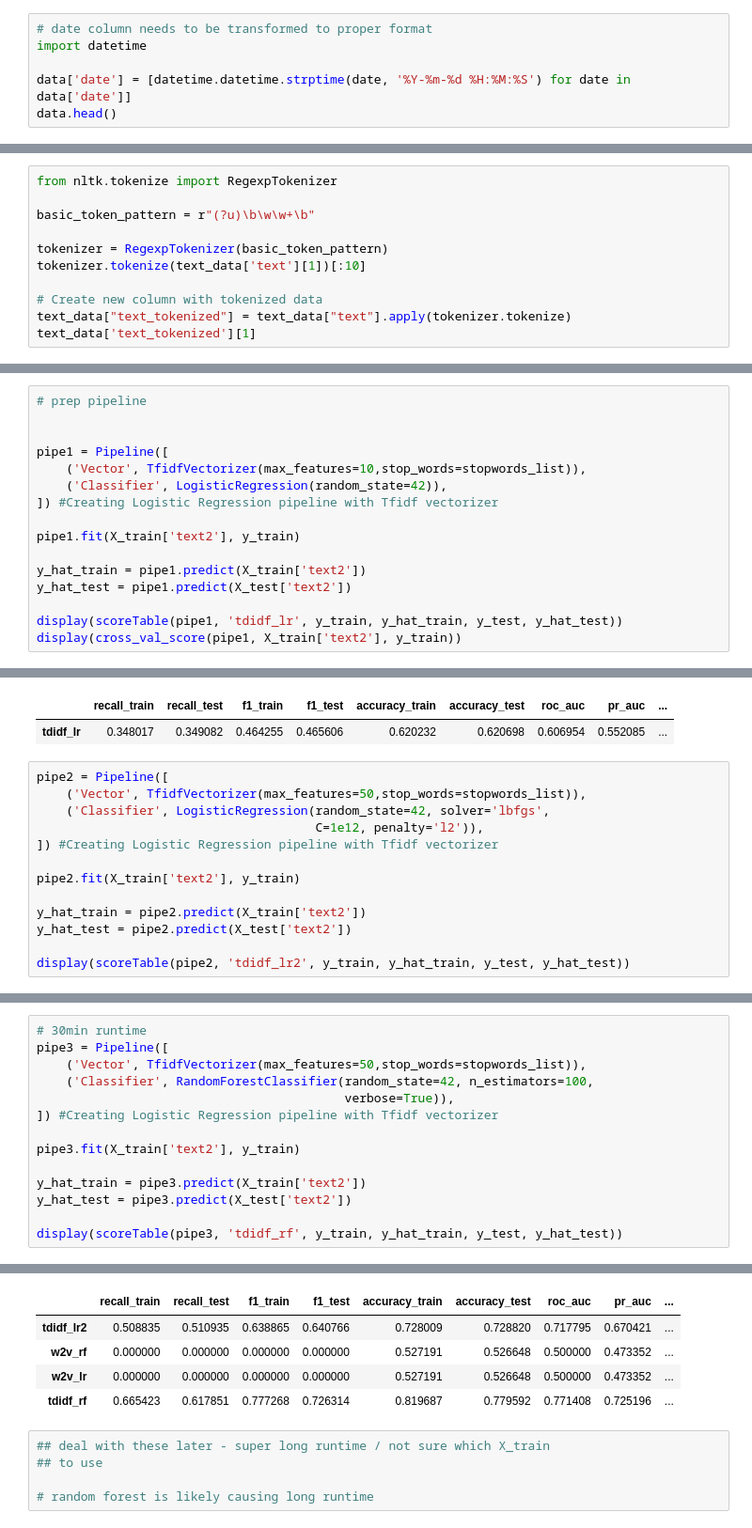
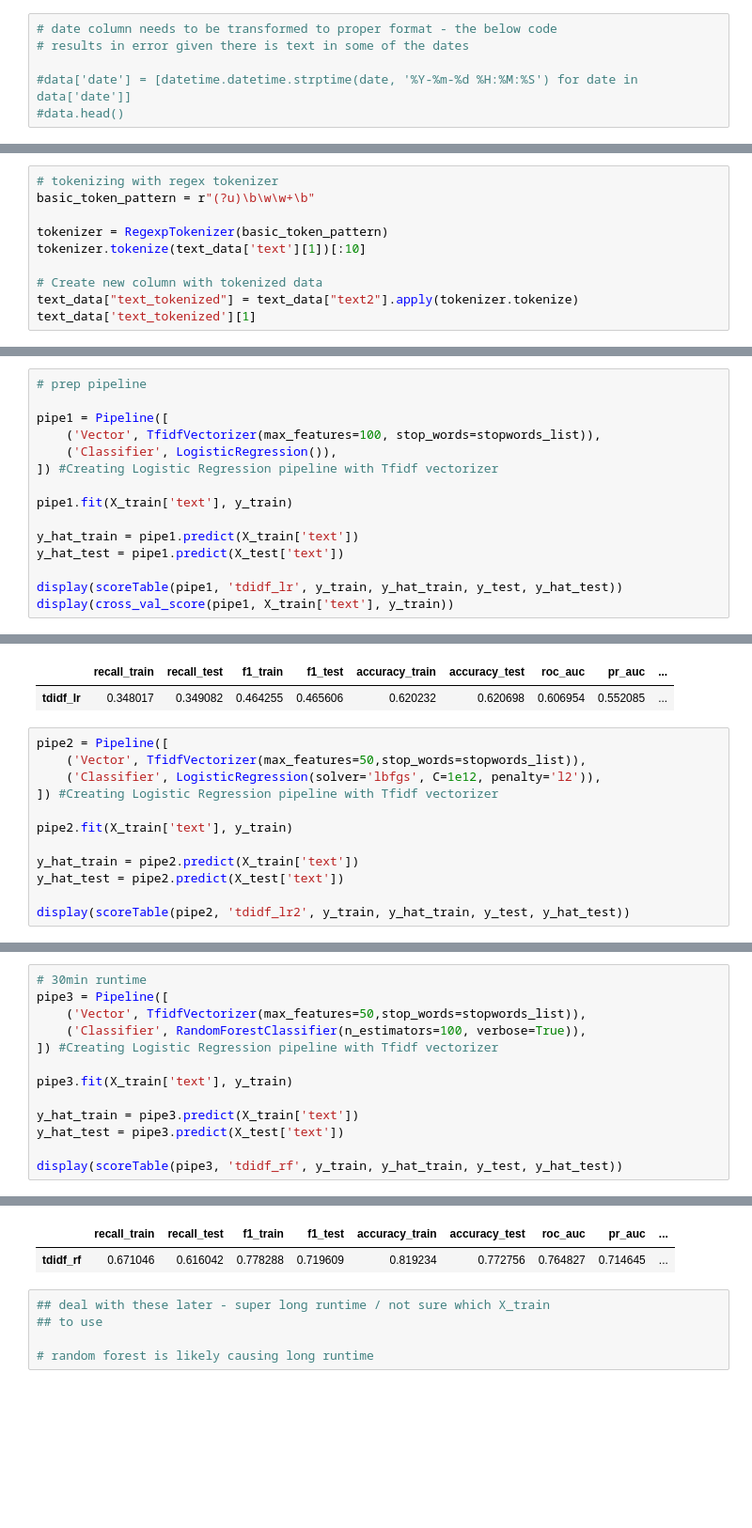
Before and after one commit to ntdoris/bitcoin-twitter-sentiment, a Jupyter notebook: project4.ipynb, the cells around one changed output, grey strips where cells are left out. Shown at 94% size. Cells and saved outputs as stored; diff of their text form; blank space fills up the shorter version.

```diff
--- a/project4.ipynb
+++ b/project4.ipynb
@@ -143,11 +161,11 @@ Polarity Score         0
 sentiment              0
 dtype: int64
 # %%
-# date column needs to be transformed to proper format
-import datetime
+# date column needs to be transformed to proper format - the below code
+# results in error given there is text in some of the dates
 
-data['date'] = [datetime.datetime.strptime(date, '%Y-%m-%d %H:%M:%S') for date in data['date']]
-data.head()
+#data['date'] = [datetime.datetime.strptime(date, '%Y-%m-%d %H:%M:%S') for date in data['date']]
+#data.head()
 # %% [output]
 ValueError: time data "['ETH', 'BTC', 'Bitcoin']" does not match format '%Y-%m-%d %H:%M:%S'
 # %%
@@ -418,13 +440,12 @@ stopwords_list += list(string.punctuation)
 # %%
-from nltk.tokenize import RegexpTokenizer
-
+# tokenizing with regex tokenizer
 basic_token_pattern = r"(?u)\b\w\w+\b"
 
 tokenizer = RegexpTokenizer(basic_token_pattern)
 tokenizer.tokenize(text_data['text'][1])[:10]
 
 # Create new column with tokenized data
-text_data["text_tokenized"] = text_data["text"].apply(tokenizer.tokenize)
+text_data["text_tokenized"] = text_data["text2"].apply(tokenizer.tokenize)
 text_data['text_tokenized'][1]
 # %% [output]
 A value is trying to be set on a copy of a slice from a DataFrame.
@@ -1015,17 +1069,16 @@ scores
 # %%
 # prep pipeline
 
-
 pipe1 = Pipeline([
-    ('Vector', TfidfVectorizer(max_features=10,stop_words=stopwords_list)),
-    ('Classifier', LogisticRegression(random_state=42)),
+    ('Vector', TfidfVectorizer(max_features=100, stop_words=stopwords_list)),
+    ('Classifier', LogisticRegression()),
 ]) #Creating Logistic Regression pipeline with Tfidf vectorizer
 
-pipe1.fit(X_train['text2'], y_train)
+pipe1.fit(X_train['text'], y_train)
 
-y_hat_train = pipe1.predict(X_train['text2'])
-y_hat_test = pipe1.predict(X_test['text2'])
+y_hat_train = pipe1.predict(X_train['text'])
+y_hat_test = pipe1.predict(X_test['text'])
 
 display(scoreTable(pipe1, 'tdidf_lr', y_train, y_hat_train, y_test, y_hat_test))
-display(cross_val_score(pipe1, X_train['text2'], y_train))
+display(cross_val_score(pipe1, X_train['text'], y_train))
 # %% [output]
@@ -1038,14 +1109,13 @@ array([0.62022574, 0.62090575, 0.6216191 , 0.61943906, 0.62012574])
 # %%
 pipe2 = Pipeline([
     ('Vector', TfidfVectorizer(max_features=50,stop_words=stopwords_list)),
-    ('Classifier', LogisticRegression(random_state=42, solver='lbfgs',
-                                      C=1e12, penalty='l2')),
+    ('Classifier', LogisticRegression(solver='lbfgs', C=1e12, penalty='l2')),
 ]) #Creating Logistic Regression pipeline with Tfidf vectorizer
 
-pipe2.fit(X_train['text2'], y_train)
+pipe2.fit(X_train['text'], y_train)
 
-y_hat_train = pipe2.predict(X_train['text2'])
-y_hat_test = pipe2.predict(X_test['text2'])
+y_hat_train = pipe2.predict(X_train['text'])
+y_hat_test = pipe2.predict(X_test['text'])
 
 display(scoreTable(pipe2, 'tdidf_lr2', y_train, y_hat_train, y_test, y_hat_test))
 # %% [output]
@@ -1062,14 +1126,13 @@ Please also refer to the documentation for alternative solver options:
 # 30min runtime
 pipe3 = Pipeline([
     ('Vector', TfidfVectorizer(max_features=50,stop_words=stopwords_list)),
-    ('Classifier', RandomForestClassifier(random_state=42, n_estimators=100,
-                                          verbose=True)),
+    ('Classifier', RandomForestClassifier(n_estimators=100, verbose=True)),
 ]) #Creating Logistic Regression pipeline with Tfidf vectorizer
 
-pipe3.fit(X_train['text2'], y_train)
+pipe3.fit(X_train['text'], y_train)
 
-y_hat_train = pipe3.predict(X_train['text2'])
-y_hat_test = pipe3.predict(X_test['text2'])
+y_hat_train = pipe3.predict(X_train['text'])
+y_hat_test = pipe3.predict(X_test['text'])
 
 display(scoreTable(pipe3, 'tdidf_rf', y_train, y_hat_train, y_test, y_hat_test))
 # %% [output]
@@ -1082,8 +1145,5 @@ display(scoreTable(pipe3, 'tdidf_rf', y_train, y_hat_train, y_test, y_hat_test))
 |  | recall_train | recall_test | f1_train | f1_test | accuracy_train | accuracy_test | roc_auc | pr_auc | ... |
-| tdidf_lr2 | 0.508835 | 0.510935 | 0.638865 | 0.640766 | 0.728009 | 0.728820 | 0.717795 | 0.670421 | ... |
-| w2v_rf | 0.000000 | 0.000000 | 0.000000 | 0.000000 | 0.527191 | 0.526648 | 0.500000 | 0.473352 | ... |
-| w2v_lr | 0.000000 | 0.000000 | 0.000000 | 0.000000 | 0.527191 | 0.526648 | 0.500000 | 0.473352 | ... |
-| tdidf_rf | 0.665423 | 0.617851 | 0.777268 | 0.726314 | 0.819687 | 0.779592 | 0.771408 | 0.725196 | ... |
+| tdidf_rf | 0.671046 | 0.616042 | 0.778288 | 0.719609 | 0.819234 | 0.772756 | 0.764827 | 0.714645 | ... |
 # %%
 ## deal with these later - super long runtime / not sure which X_train
 ## to use
```
Also changed, not shown: parts of 85 cells of this notebook, 1 other file.
